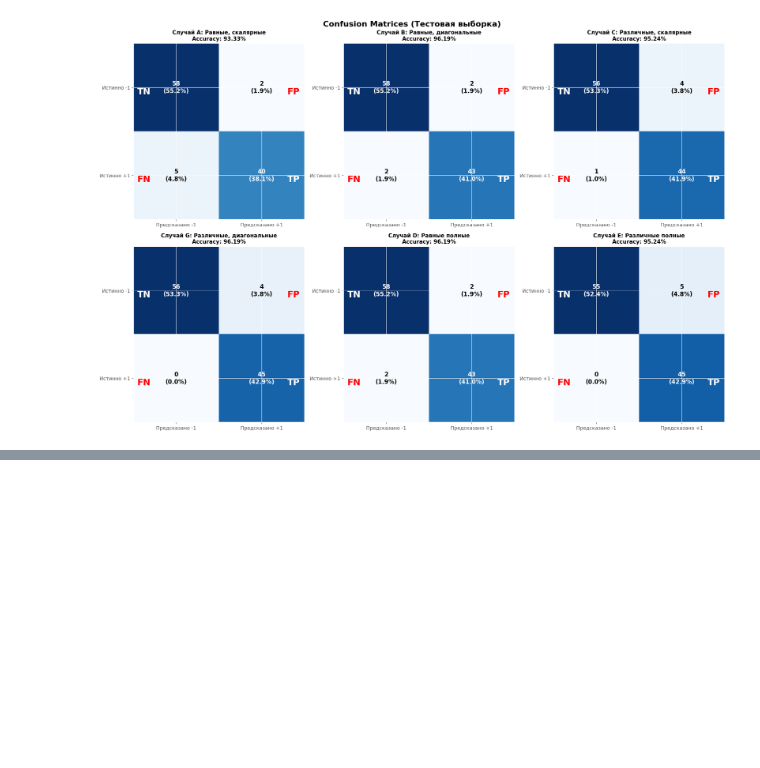
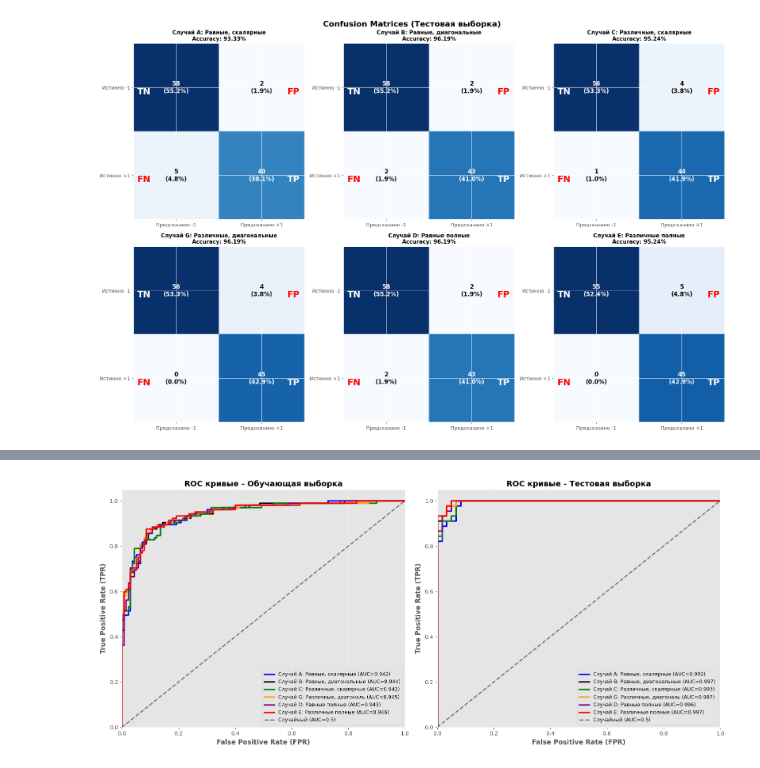
Before and after one commit to forbxpg/ML, a Jupyter notebook: mahalanobis/task.ipynb, the cells around one changed output, grey strips where cells are left out. Cells and saved outputs as stored; diff of their text form; code cells hidden in the pictures; blank space fills up the shorter version.

Commit message:
Final mahalanobis results.

```diff
--- a/mahalanobis/task.ipynb
+++ b/mahalanobis/task.ipynb
@@ -2084,0 +2239,55 @@ Specificity: 0.9333
+# %%
+"""Визуализация ROC-кривых"""
+
+# === ГРАФИК 1: ROC кривые на обучающей выборке ===
+fig, (ax1, ax2) = plt.subplots(1, 2, figsize=(16, 7))
+
+for case_id, results in roc_pr_results.items():
+    roc_data = results["roc_train"]
+    ax1.plot(
+        roc_data["fpr"],
+        roc_data["tpr"],
+        color=COLORS[case_id],
+        linewidth=2.5,
+        label=f"Случай {case_id.upper()}: {CASES[case_id]['name'][:20]} "
+        f"(AUC={roc_data['auc']:.3f})",
+    )
+
+# Диагональ (случайный классификатор)
+ax1.plot([0, 1], [0, 1], "k--", linewidth=2, label="Случайный (AUC=0.5)", alpha=0.5)
+
+ax1.set_xlabel("False Positive Rate (FPR)", fontsize=12, fontweight="bold")
+ax1.set_ylabel("True Positive Rate (TPR)", fontsize=12, fontweight="bold")
+ax1.set_title("ROC кривые - Обучающая выборка", fontsize=14, fontweight="bold")
+ax1.legend(loc="lower right", fontsize=9)
+ax1.grid(True, alpha=0.3)
+ax1.set_xlim([0.0, 1.0])
+ax1.set_ylim([0.0, 1.05])
+
+# === ГРАФИК 2: ROC кривые на тестовой выборке ===
+for case_id, results in roc_pr_results.items():
+    roc_data = results["roc_test"]
+    ax2.plot(
+        roc_data["fpr"],
+        roc_data["tpr"],
+        color=COLORS[case_id],
+        linewidth=2.5,
+        label=f"Случай {case_id.upper()}: {CASES[case_id]['name'][:20]} "
+        f"(AUC={roc_data['auc']:.3f})",
+    )
+
+ax2.plot([0, 1], [0, 1], "k--", linewidth=2, label="Случайный (AUC=0.5)", alpha=0.5)
+
+ax2.set_xlabel("False Positive Rate (FPR)", fontsize=12, fontweight="bold")
+ax2.set_ylabel("True Positive Rate (TPR)", fontsize=12, fontweight="bold")
+ax2.set_title("ROC кривые - Тестовая выборка", fontsize=14, fontweight="bold")
+ax2.legend(loc="lower right", fontsize=9)
+ax2.grid(True, alpha=0.3)
+ax2.set_xlim([0.0, 1.0])
+ax2.set_ylim([0.0, 1.05])
+
+plt.tight_layout()
+plt.savefig("roc_curves_all_cases.png", dpi=300, bbox_inches="tight")
+plt.show()
+# %% [output]
+[figure, added]
```
Also changed, not shown: parts of 17 cells of this notebook, 1 other file.
